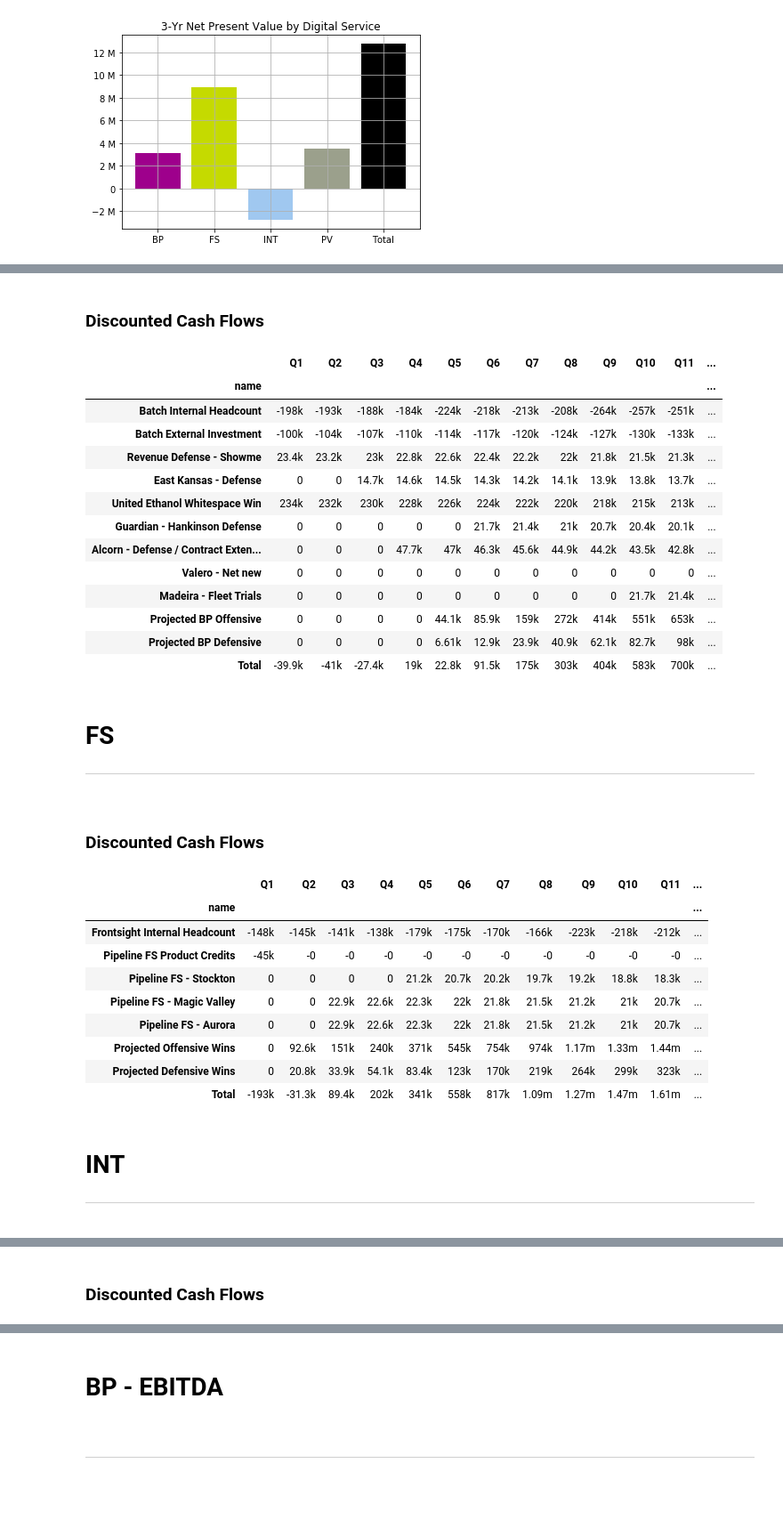
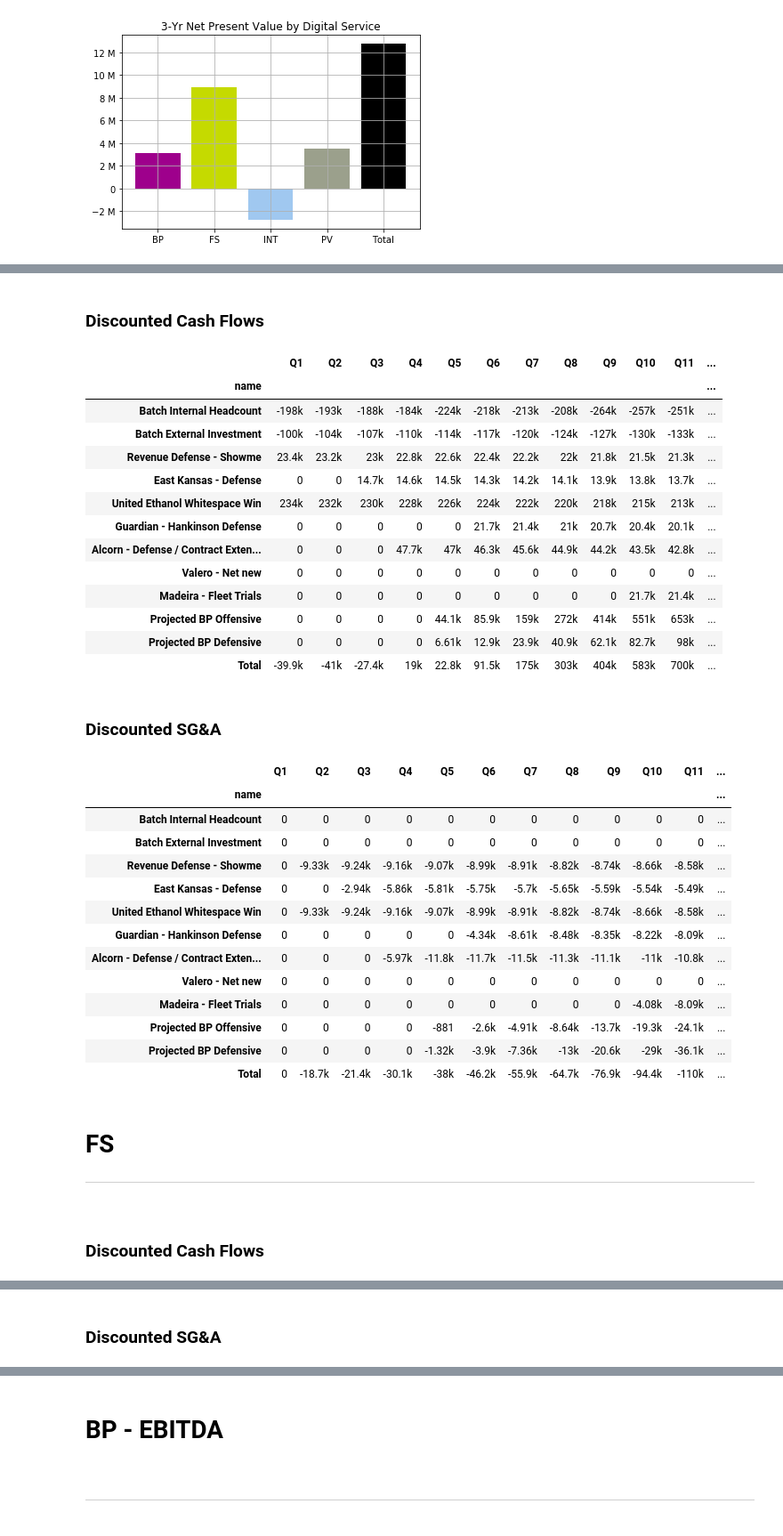
Before and after one commit to ldnelso2/portfolio, a Jupyter notebook: nz_portfolio_dashboard.ipynb, the cells around one changed output, grey strips where cells are left out. Shown at 89% size. Drawn from its saved outputs; the diff is of its cells as text; code cells hidden in the pictures; blank space fills up the shorter version.

Commit message:
add tables for sg&a and update profit plot

```diff
--- a/nz_portfolio_dashboard.ipynb
+++ b/nz_portfolio_dashboard.ipynb
@@ -221,43 +210,50 @@ def display_dataframe(df, title):
     display(HTML(f'<h3>{title}</h3>'))
     df.loc["Total"] = df.sum(numeric_only=True)
     df = df.apply(currency_fmt_to_cols(quarter_labels))
     cleaned = df.drop(['project', 'discounted'], axis=1)
     display(cleaned)
 
 for project_id in cf_df['project'].unique():
     display(HTML(f'<div><h1>{project_id}</h1><hr /></div>'))
     ndf = cf_df[cf_df['project'] == project_id].set_index('name')
+    n_vc_df = vc_df[vc_df['project'] == project_id].set_index('name')
     if SHOW_DISCOUNTED:
         display_dataframe(ndf[ndf['discounted']].copy(), "Discounted Cash Flows")
+        display_dataframe(n_vc_df[n_vc_df['discounted']].copy(), "Discounted SG&A")
     if SHOW_UNDISCOUNTED:
         display_dataframe(ndf[ndf['discounted'] == False].copy(), "Undiscounted Cash Flows")
+        display_dataframe(n_vc_df[n_vc_df['discounted'] == False].copy(), "Undiscounted SG&A")
 # %% [output]
 BP
 Discounted Cash Flows
 |  | Q1 | Q2 | Q3 | Q4 | Q5 | Q6 | Q7 | Q8 | Q9 | Q10 | Q11 | ... |
 | name |  |  |  |  |  |  |  |  |  |  |  | ... |
 | Batch Internal Headcount | -198k | -193k | -188k | -184k | -224k | -218k | -213k | -208k | -264k | -257k | -251k | ... |
 | Batch External Investment | -100k | -104k | -107k | -110k | -114k | -117k | -120k | -124k | -127k | -130k | -133k | ... |
 | Revenue Defense - Showme | 23.4k | 23.2k | 23k | 22.8k | 22.6k | 22.4k | 22.2k | 22k | 21.8k | 21.5k | 21.3k | ... |
 | East Kansas - Defense | 0 | 0 | 14.7k | 14.6k | 14.5k | 14.3k | 14.2k | 14.1k | 13.9k | 13.8k | 13.7k | ... |
 | United Ethanol Whitespace Win | 234k | 232k | 230k | 228k | 226k | 224k | 222k | 220k | 218k | 215k | 213k | ... |
 | Guardian - Hankinson Defense | 0 | 0 | 0 | 0 | 0 | 21.7k | 21.4k | 21k | 20.7k | 20.4k | 20.1k | ... |
 | Alcorn - Defense / Contract Exten... | 0 | 0 | 0 | 47.7k | 47k | 46.3k | 45.6k | 44.9k | 44.2k | 43.5k | 42.8k | ... |
 | Valero - Net new | 0 | 0 | 0 | 0 | 0 | 0 | 0 | 0 | 0 | 0 | 0 | ... |
 | Madeira - Fleet Trials | 0 | 0 | 0 | 0 | 0 | 0 | 0 | 0 | 0 | 21.7k | 21.4k | ... |
 | Projected BP Offensive | 0 | 0 | 0 | 0 | 44.1k | 85.9k | 159k | 272k | 414k | 551k | 653k | ... |
 | Projected BP Defensive | 0 | 0 | 0 | 0 | 6.61k | 12.9k | 23.9k | 40.9k | 62.1k | 82.7k | 98k | ... |
 | Total | -39.9k | -41k | -27.4k | 19k | 22.8k | 91.5k | 175k | 303k | 404k | 583k | 700k | ... |
-FS
+Discounted SG&A
+|  | Q1 | Q2 | Q3 | Q4 | Q5 | Q6 | Q7 | Q8 | Q9 | Q10 | Q11 | ... |
+| name |  |  |  |  |  |  |  |  |  |  |  | ... |
+| Batch Internal Headcount | 0 | 0 | 0 | 0 | 0 | 0 | 0 | 0 | 0 | 0 | 0 | ... |
+| Batch External Investment | 0 | 0 | 0 | 0 | 0 | 0 | 0 | 0 | 0 | 0 | 0 | ... |
+| Revenue Defense - Showme | 0 | -9.33k | -9.24k | -9.16k | -9.07k | -8.99k | -8.91k | -8.82k | -8.74k | -8.66k | -8.58k | ... |
+| East Kansas - Defense | 0 | 0 | -2.94k | -5.86k | -5.81k | -5.75k | -5.7k | -5.65k | -5.59k | -5.54k | -5.49k | ... |
+| United Ethanol Whitespace Win | 0 | -9.33k | -9.24k | -9.16k | -9.07k | -8.99k | -8.91k | -8.82k | -8.74k | -8.66k | -8.58k | ... |
+| Guardian - Hankinson Defense | 0 | 0 | 0 | 0 | 0 | -4.34k | -8.61k | -8.48k | -8.35k | -8.22k | -8.09k | ... |
+| Alcorn - Defense / Contract Exten... | 0 | 0 | 0 | -5.97k | -11.8k | -11.7k | -11.5k | -11.3k | -11.1k | -11k | -10.8k | ... |
+| Valero - Net new | 0 | 0 | 0 | 0 | 0 | 0 | 0 | 0 | 0 | 0 | 0 | ... |
+| Madeira - Fleet Trials | 0 | 0 | 0 | 0 | 0 | 0 | 0 | 0 | 0 | -4.08k | -8.09k | ... |
+| Projected BP Offensive | 0 | 0 | 0 | 0 | -881 | -2.6k | -4.91k | -8.64k | -13.7k | -19.3k | -24.1k | ... |
+| Projected BP Defensive | 0 | 0 | 0 | 0 | -1.32k | -3.9k | -7.36k | -13k | -20.6k | -29k | -36.1k | ... |
+| Total | 0 | -18.7k | -21.4k | -30.1k | -38k | -46.2k | -55.9k | -64.7k | -76.9k | -94.4k | -110k | ... |
-Discounted Cash Flows
+FS
-|  | Q1 | Q2 | Q3 | Q4 | Q5 | Q6 | Q7 | Q8 | Q9 | Q10 | Q11 | ... |
-| name |  |  |  |  |  |  |  |  |  |  |  | ... |
-| Frontsight Internal Headcount | -148k | -145k | -141k | -138k | -179k | -175k | -170k | -166k | -223k | -218k | -212k | ... |
-| Pipeline FS Product Credits | -45k | -0 | -0 | -0 | -0 | -0 | -0 | -0 | -0 | -0 | -0 | ... |
-| Pipeline FS - Stockton | 0 | 0 | 0 | 0 | 21.2k | 20.7k | 20.2k | 19.7k | 19.2k | 18.8k | 18.3k | ... |
-| Pipeline FS - Magic Valley | 0 | 0 | 22.9k | 22.6k | 22.3k | 22k | 21.8k | 21.5k | 21.2k | 21k | 20.7k | ... |
-| Pipeline FS - Aurora | 0 | 0 | 22.9k | 22.6k | 22.3k | 22k | 21.8k | 21.5k | 21.2k | 21k | 20.7k | ... |
-| Projected Offensive Wins | 0 | 92.6k | 151k | 240k | 371k | 545k | 754k | 974k | 1.17m | 1.33m | 1.44m | ... |
-| Projected Defensive Wins | 0 | 20.8k | 33.9k | 54.1k | 83.4k | 123k | 170k | 219k | 264k | 299k | 323k | ... |
-| Total | -193k | -31.3k | 89.4k | 202k | 341k | 558k | 817k | 1.09m | 1.27m | 1.47m | 1.61m | ... |
-INT
+Discounted Cash Flows
@@ -264 +270 @@ INT
-Discounted Cash Flows
+Discounted SG&A
```
Also changed, not shown: parts of 5 cells of this notebook, 1 other file.
